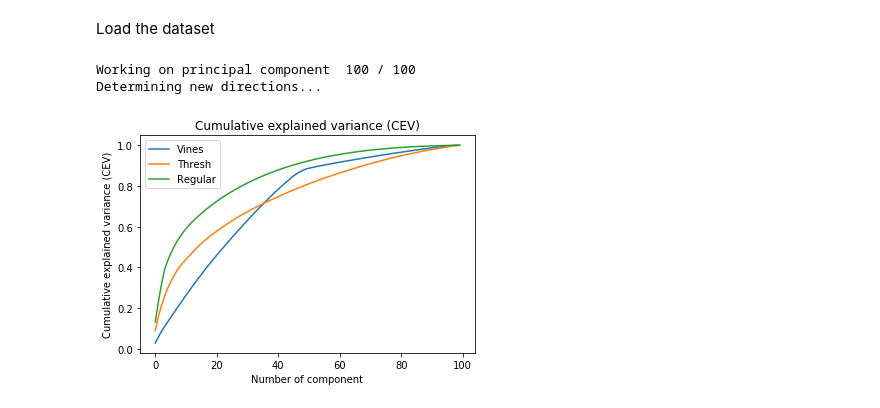
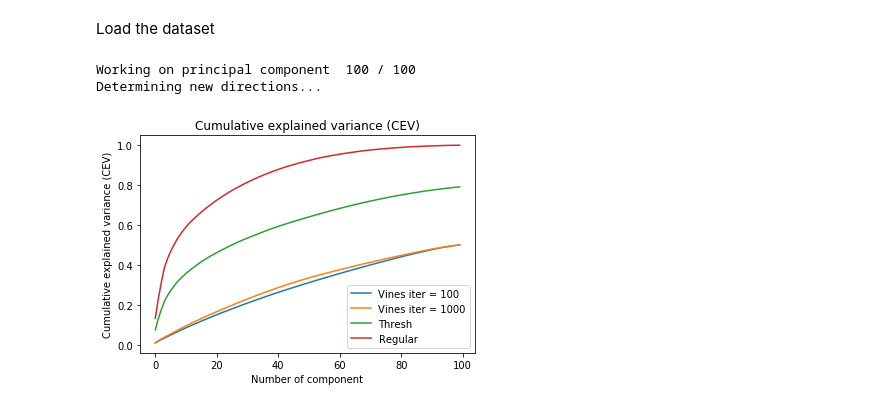
Before and after one commit to Jonas-JP-Peeters/Sparse-PCA-Project, a Jupyter notebook: Scripts/Main.ipynb, the cells around one changed output. Drawn from its saved outputs; the diff is of its cells as text; code cells hidden in the pictures.

```diff
--- a/Scripts/Main.ipynb
+++ b/Scripts/Main.ipynb
@@ -27,8 +27,9 @@ class PCAObject:
         self.nonZeroLoads = None
 
     def calcExpVar(self):
-        self.ev = np.diag(self.pcs @ np.cov(self.X.T) @ self.pcs.T)
-        self.pev = [ev/sum(self.ev) for ev in self.ev]
+        tot_var = np.sum(np.diag(reg.cov))
+        self.ev = np.diag(self.pcs @ np.cov(self.X.T) @ self.pcs.T)/np.linalg.norm(self.pcs, axis = 1)**2
+        self.pev = [ev/tot_var for ev in self.ev]
         self.cev = np.cumsum(np.flip(np.sort(self.pev)))
 
     def calcNonZeroLoads(self):
@@ -217,7 +215,9 @@ def simple_PCA(X, k, iters = 1):
     for _ in range(n_feats//n_obs):
         q = np.hstack((q,np.identity(n_obs)))
     pcs = q[:n_obs,:n_feats]
+
     cov = np.cov(X.T)
+    X_scaled = StandardScaler().fit_transform(X)
 
     # Setup up globals for loop
     cov_pc = pcs @ cov @ pcs.T
@@ -245,18 +245,18 @@ def simple_PCA(X, k, iters = 1):
             cov_pc[i_s, i_r], cov_pc[i_r, i_s] = v_rs, v_rs
 
     return pcs
-# %%
-PCs = simple_PCA(X_proto, 1, iters = 100)
-# %% [output]
-Working on principal component  100 / 100
-Determining new directions...
 # %%
-reg1 = PCAObject(PCs, X_proto, "Vines")
+reg1 = PCAObject(simple_PCA(X_proto, 2, iters = 100), X_proto, "Vines iter = 100")
+reg1b = PCAObject(simple_PCA(X_proto, 1, iters = 1000), X_proto, "Vines iter = 1000")
 reg2 = PCAObject(threshold_PCA(X_proto), X_proto, "Thresh")
 reg3 = PCAObject(reg_PCA(X_proto)[1], X_proto, "Regular")
+# %% [output]
+Working on principal component  100 / 100
+Determining new directions...
 # %%
 reg1.plotCEV()
+reg1b.plotCEV()
 reg2.plotCEV()
 reg3.plotCEV()
 # %% [output]
-[figure, old version]
+[figure, new version]
```
Also changed, not shown: parts of 2 cells of this notebook, 2 other files.
